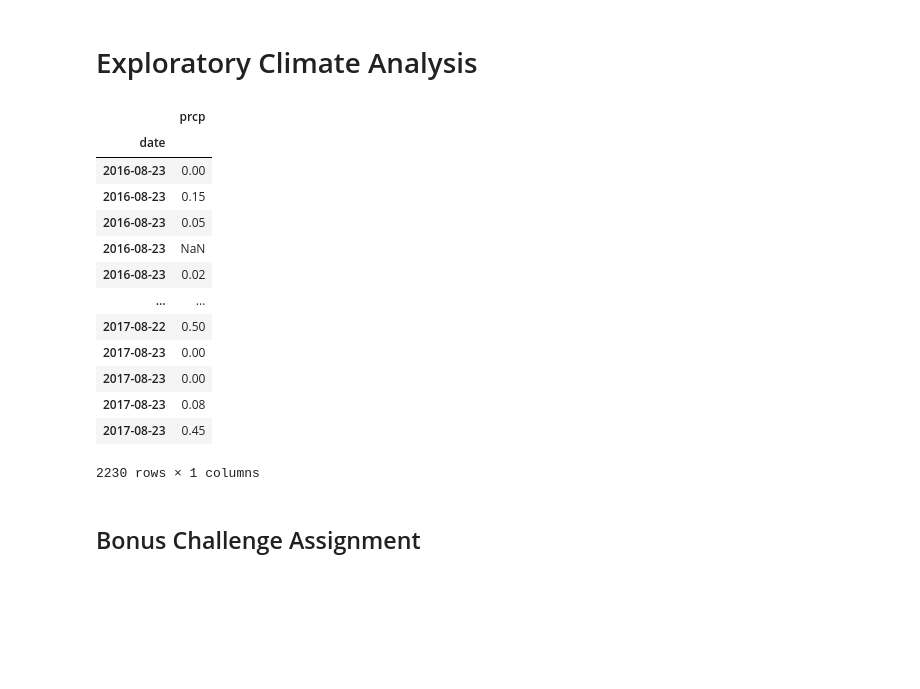
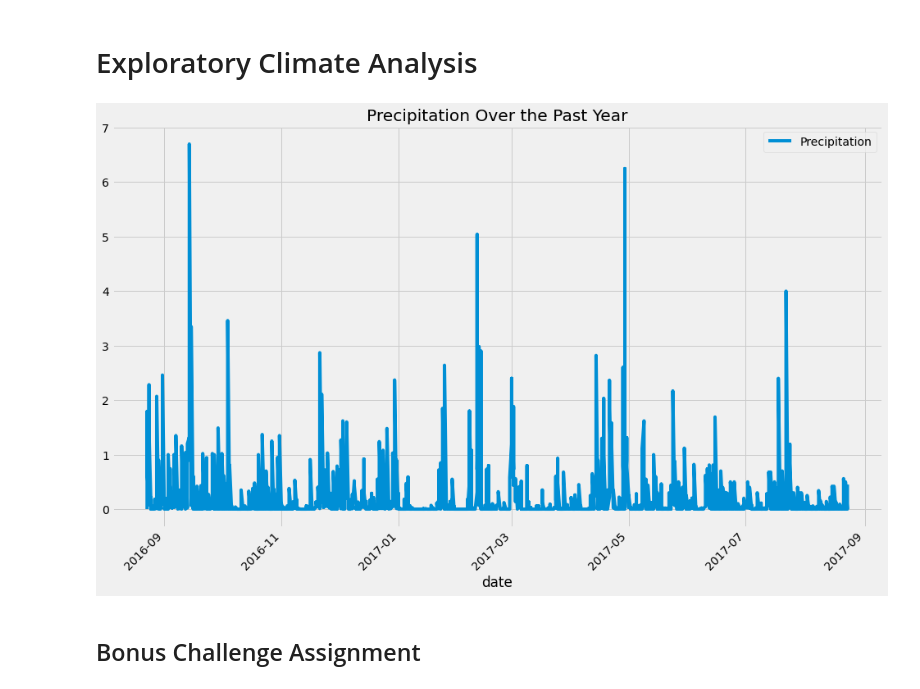
Before and after one commit to siararaeDA/sqlalchemy-challenge, a Jupyter notebook: climate_starter.ipynb, the cells around one changed output. Saved outputs shown, nothing was run; the diff lists cells and outputs as text; code cells hidden in the pictures; blank space fills up the shorter version.

Commit message:
Added plot.

```diff
--- a/climate_starter.ipynb
+++ b/climate_starter.ipynb
@@ -90,43 +90,38 @@ engine.execute('SELECT * FROM station LIMIT 5').fetchall()
 # %%
 # Design a query to retrieve the last 12 months of precipitation data and plot the results
 
 # Calculate the date 1 year ago from the last data point in the database
 mostRecent = session.query(Measurement.date).order_by(Measurement.date.desc()).first()
 #print(mostRecent) - 08/23/2017
 firstDate = dt.datetime(2016, 8, 23)
 
 # Perform a query to retrieve the data and precipitation scores
 data = session.query(Measurement.date, Measurement.prcp).\
     filter(Measurement.date >= '2016-08-23').\
     order_by(Measurement.date).all()
 #print(data)
 
 # Save the query results as a Pandas DataFrame and set the index to the date column
 
 df = pd.DataFrame(data, columns=['date', 'prcp'])
 df.set_index('date', inplace=True)
-df.head()
 
 # Sort the dataframe by date
 # Hopefully my order_by in the query took care of this, but just in case
+# Convert index from string to date
+df.index = pd.to_datetime(df.index)
+p_df = df.sort_index(ascending=True)
 
+# I see a NaN in the prcp column
+p_df = p_df.dropna()
 
 # Use Pandas Plotting with Matplotlib to plot the data
+p_df.plot(rot=45, figsize=(15,10))
+plt.legend(['Precipitation'], loc=1)
+plt.title('Precipitation Over the Past Year')
+plt.show()
 # %% [output]
-|  | prcp |
-| date |  |
-| 2016-08-23 | 0.00 |
-| 2016-08-23 | 0.15 |
-| 2016-08-23 | 0.05 |
-| 2016-08-23 | NaN |
-| 2016-08-23 | 0.02 |
-| ... | ... |
-| 2017-08-22 | 0.50 |
-| 2017-08-23 | 0.00 |
-| 2017-08-23 | 0.00 |
-| 2017-08-23 | 0.08 |
-| 2017-08-23 | 0.45 |
-2230 rows × 1 columns
+[figure, added]
 # %%
 # Use Pandas to calcualte the summary statistics for the precipitation data
 # %%
```
Also changed, not shown: parts of 2 cells of this notebook.
